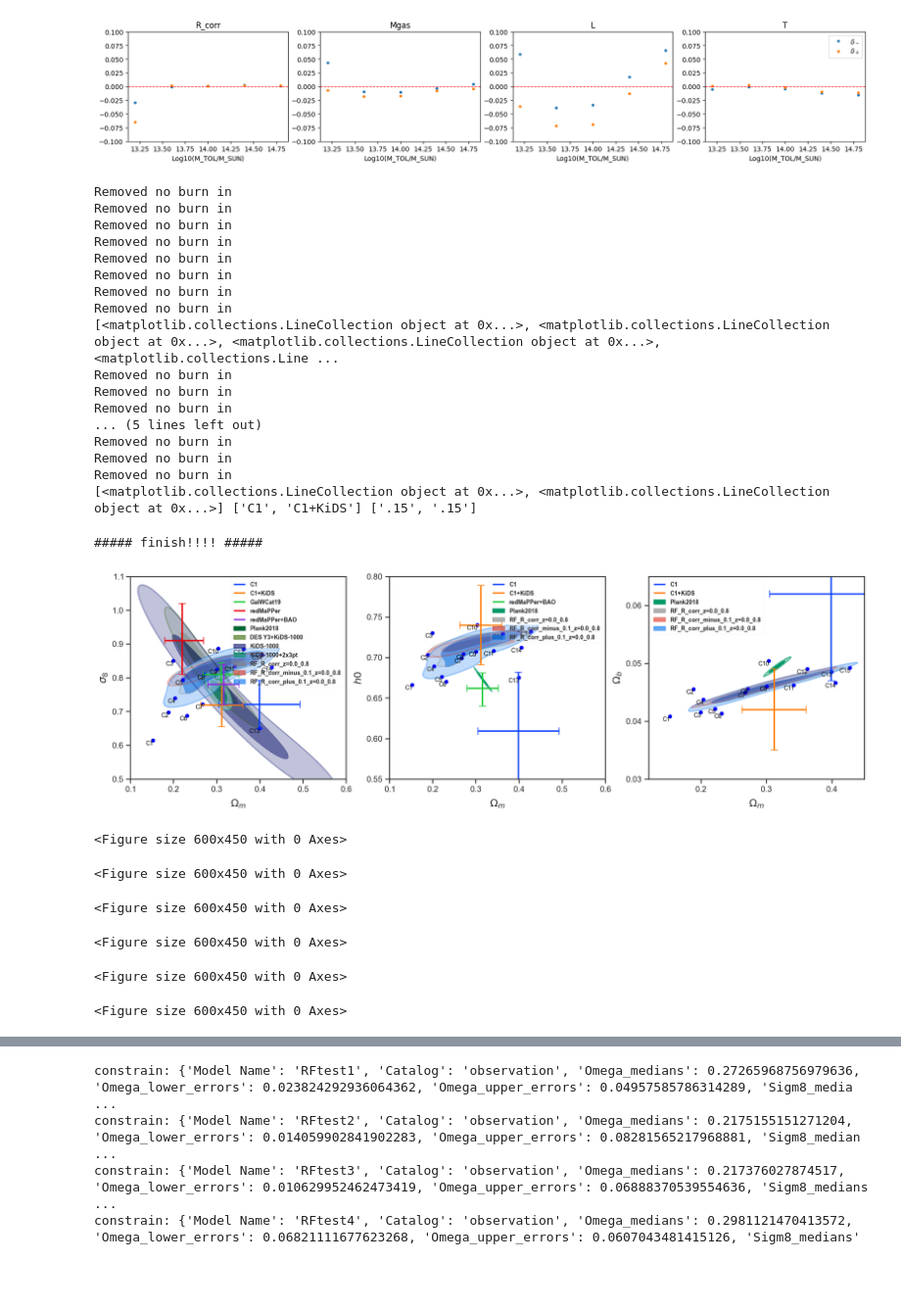
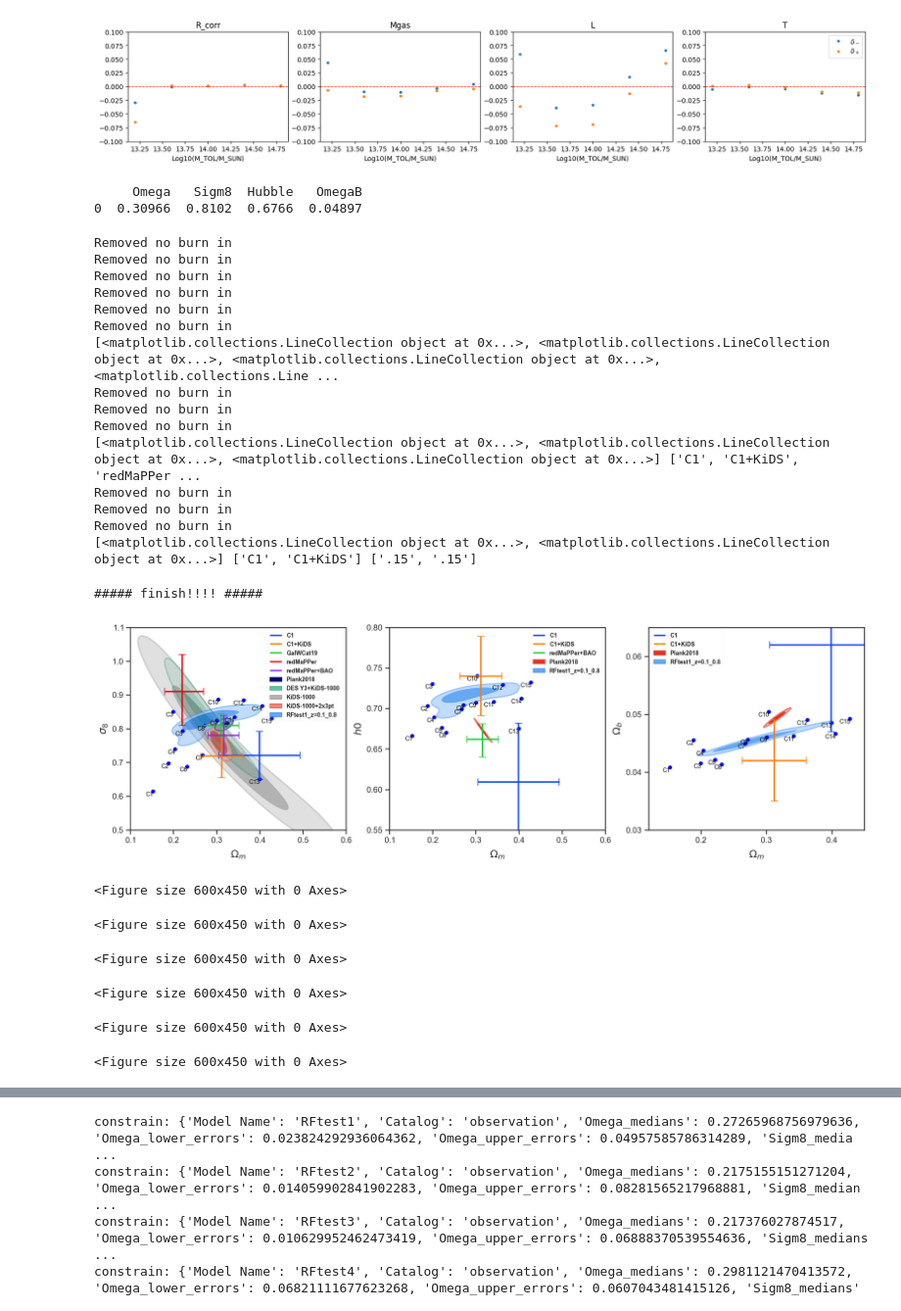
Before and after one commit to Fucheng-Zhong/MLCI, a Jupyter notebook: main_test.ipynb, the cells around one changed output, grey strips where cells are left out. Shown at 98% size. Cells and saved outputs as stored; diff of their text form; code cells hidden in the pictures; blank space fills up the shorter version.

```diff
--- a/main_test.ipynb
+++ b/main_test.ipynb
@@ -936,38 +936,43 @@ simulation name: mr_0.272_0.0456_0.809_0.704_a1, label: C8a1
 simulation name: mr_0.272_0.0456_0.809_0.704_a2, label: C8a2
 [figure]
 [figure]
+# %%
+model_name = 'RFtest1'
+results = pd.read_csv(f"./results/{model_name}/observation.csv")
+plot.plot_corner(results, ref_point='Planck2018', smooth=1.0, test_set='observed_samples', fname=f'figures/observation_Planck2018.pdf', show_cos_name=False, show_pdf=False,show_datapoint=False)
+# %% [output]
+     Omega   Sigm8  Hubble   OmegaB
+0  0.30966  0.8102  0.6766  0.04897
 # %%
-import comparision
+from MLCI.visualization import comparision
 import pandas as pd
 catalog_names ={}
-z_0, z_1 = 0.0, 0.8
-model_names = ['RF_R_corr', 'RF_R_corr_minus_0.1', 'RF_R_corr_plus_0.1']
+z_0, z_1 = 0.1, 0.8
+model_names = ['RFtest1']
 for model_name in model_names:
-    results = pd.read_csv(f"./results/{model_name}_observation.csv")
+    results = pd.read_csv(f"./results/{model_name}/observation.csv")
     subset = results[(results['z'] >= z_0) & (results['z'] < z_1)]
     catalog_names[f"{model_name}_z={z_0:.1f}_{z_1:.1f}"] = subset
 comparision.RF_smooth = 0.8
-comparision.compare(catalog_names, fname=f"{model_name}_z={z_0:.1f}_{z_1:.1f}", is_csv=False)
+comparision.compare(catalog_names, fname=f"figures/{model_name}_z={z_0:.1f}_{z_1:.1f}.pdf", is_csv=False)
 # %% [output]
-Removed no burn in
-Removed no burn in
 Removed no burn in
 Removed no burn in
 Removed no burn in
 Removed no burn in
 Removed no burn in
 Removed no burn in
 [<matplotlib.collections.LineCollection object at 0x...>, <matplotlib.collections.LineCollection object at 0x...>, <matplotlib.collections.LineCollection object at 0x...>, <matplotlib.collections.Line ...
 Removed no burn in
 Removed no burn in
 Removed no burn in
-... (5 lines left out)
+[<matplotlib.collections.LineCollection object at 0x...>, <matplotlib.collections.LineCollection object at 0x...>, <matplotlib.collections.LineCollection object at 0x...>] ['C1', 'C1+KiDS', 'redMaPPer ...
 Removed no burn in
 Removed no burn in
 Removed no burn in
 [<matplotlib.collections.LineCollection object at 0x...>, <matplotlib.collections.LineCollection object at 0x...>] ['C1', 'C1+KiDS'] ['.15', '.15']
 ##### finish!!!! #####
-[figure, old version]
+[figure, new version]
 <Figure size 600x450 with 0 Axes>
 <Figure size 600x450 with 0 Axes>
 <Figure size 600x450 with 0 Axes>
```
Also changed, not shown: parts of 2 cells of this notebook, 2 other files.
